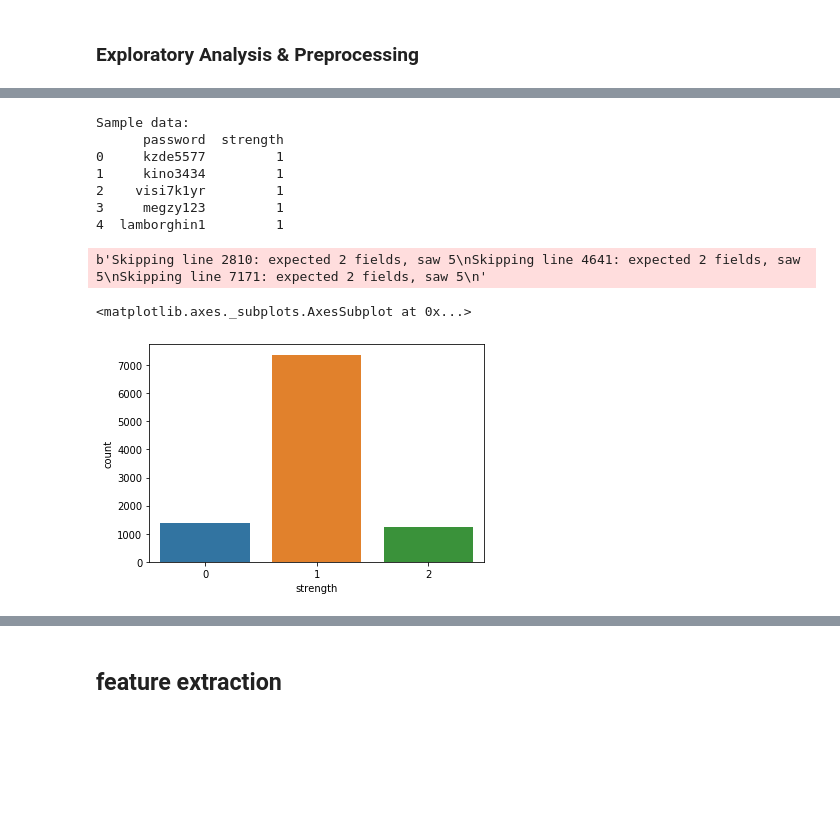
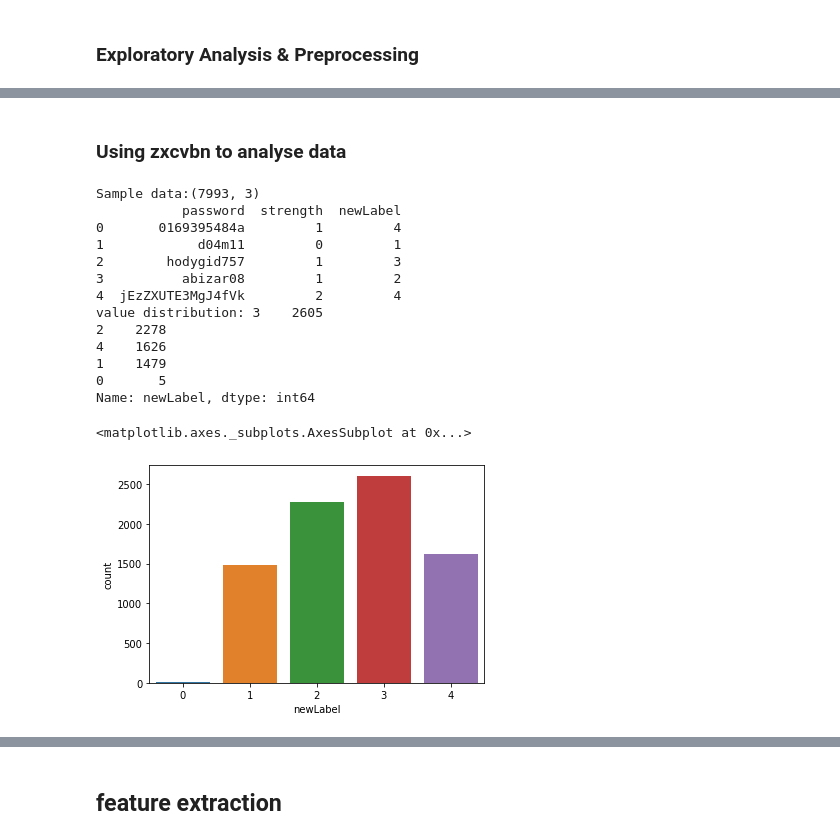
Before and after one commit to xinbeiG/Password-Strength-Analysis-ML, a Jupyter notebook: Password_Strength_Classifier.ipynb, the cells around one changed output, grey strips where cells are left out. Saved outputs shown, nothing was run; the diff lists cells and outputs as text; code cells hidden in the pictures; blank space fills up the shorter version.

```diff
--- a/Password_Strength_Classifier.ipynb
+++ b/Password_Strength_Classifier.ipynb
@@ -32,2 +27,16 @@ from sklearn import linear_model
 # %% [markdown]
 ### Exploratory Analysis & Preprocessing
+# %%
+filename = './data_kaggle.csv'
+# Count the lines
+num_lines = sum(1 for l in open(filename))
+# Sample size - in this case ~10%
+size = 50000 #int(num_lines / 10)
+# The row indices to skip - make sure 0 is not included to keep the header!
+random.seed(33)
+skip_idx = random.sample(range(1, num_lines), num_lines - size)
+data = pd.read_csv(filename,skiprows=skip_idx, error_bad_lines = False)
+data.dropna(inplace=True) # drop NaN row
+print(f"Sample data size:{data.shape}\n{data.head()}")
+sns.countplot(data['strength']) # Distribution graphs
+plt.show()
@@ -34,17 +53,24 @@ from sklearn import linear_model
+# %% [markdown]
+### Using zxcvbn to analyse data
 # %%
-nRowsRead = 10000
-data = pd.read_csv('./data.csv', error_bad_lines = False, nrows=nRowsRead)
-print(f"Sample data:\n{data.head()}")
-data.dropna(inplace=True) # drop NaN row
-sns.countplot(data['strength']) # Distribution graphs
+from zxcvbn import zxcvbn
+data['newLabel'] = data['password'].apply(lambda x: zxcvbn(x)['score'])
+print(f"Sample data:{data.shape}\n{data.head()}")
+print("value distribution:",data['newLabel'].value_counts())
+sns.countplot(data['newLabel']) # Distribution graphs
 # %% [output]
-Sample data:
-      password  strength
-0     kzde5577         1
-1     kino3434         1
-2    visi7k1yr         1
-3     megzy123         1
-4  lamborghin1         1
+Sample data:(7993, 3)
+           password  strength  newLabel
+0       0169395484a         1         4
+1            d04m11         0         1
+2        hodygid757         1         3
+3          abizar08         1         2
+4  jEzZXUTE3MgJ4fVk         2         4
+value distribution: 3    2605
+2    2278
+4    1626
+1    1479
+0       5
+Name: newLabel, dtype: int64
-b'Skipping line 2810: expected 2 fields, saw 5\nSkipping line 4641: expected 2 fields, saw 5\nSkipping line 7171: expected 2 fields, saw 5\n'
+<matplotlib.axes._subplots.AxesSubplot at 0x...>
-<matplotlib.axes._subplots.AxesSubplot at 0x...>
-[figure, old version]
+[figure, new version]
```
Also changed, not shown: parts of 17 cells of this notebook.
